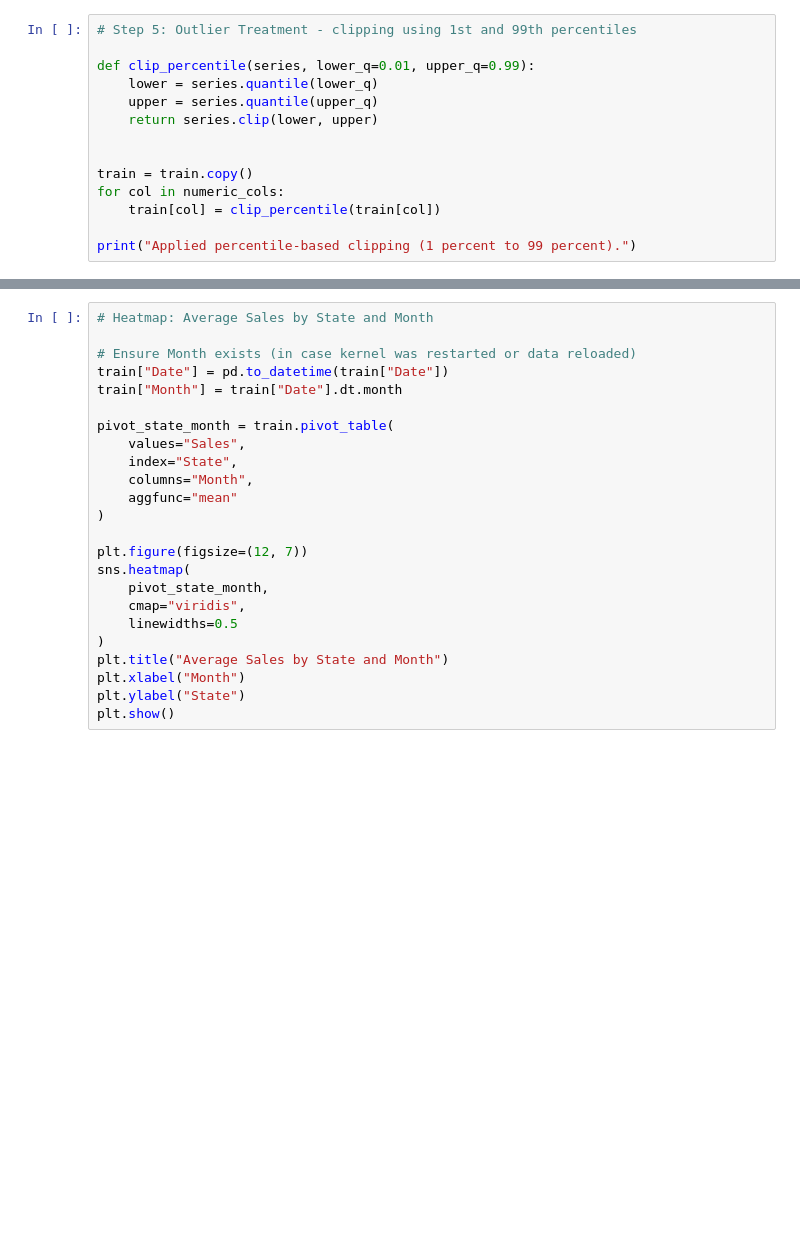
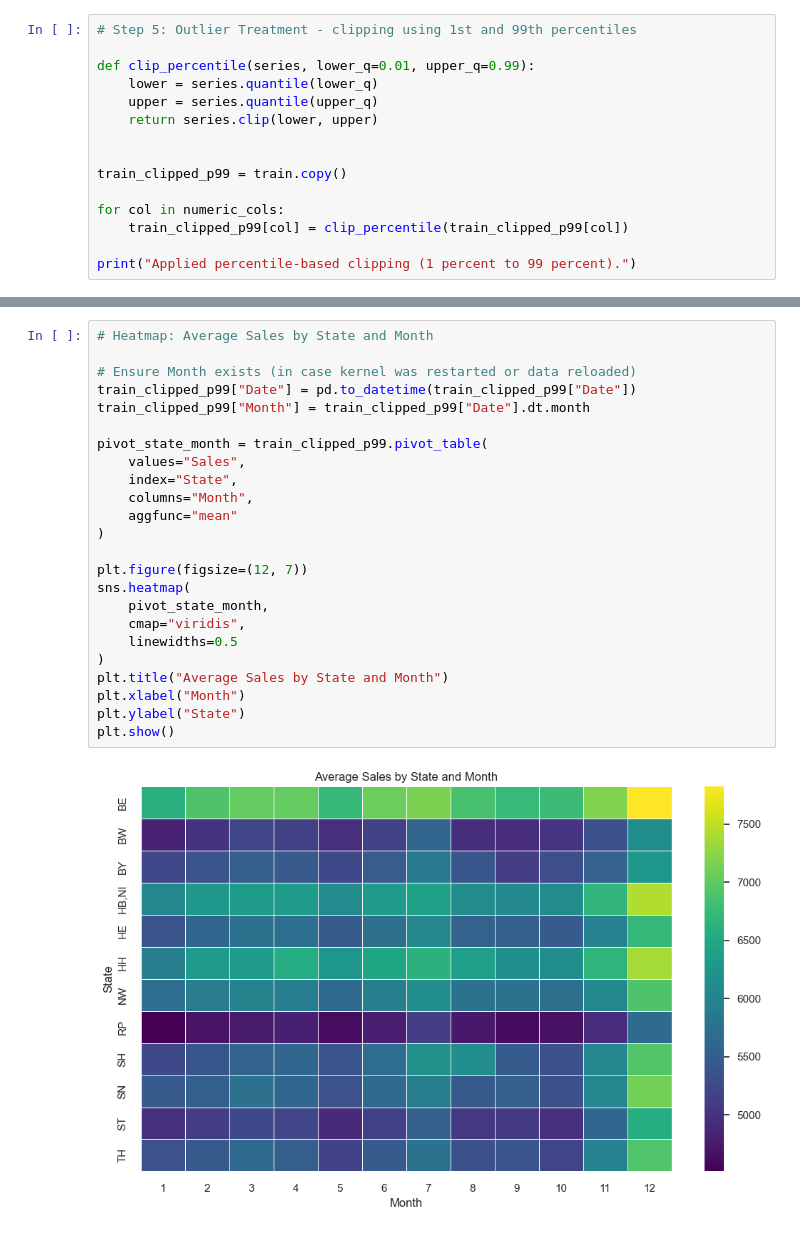
Before and after one commit to realhoffmann/Rossmann, a Jupyter notebook: EDA/eda.ipynb, the cells around one changed output, grey strips where cells are left out. Saved outputs shown, nothing was run; the diff lists cells and outputs as text; blank space fills up the shorter version.

Commit message:
use clipped values

```diff
--- a/EDA/eda.ipynb
+++ b/EDA/eda.ipynb
@@ -169,8 +234,9 @@ def clip_percentile(series, lower_q=0.01, upper_q=0.99):
     return series.clip(lower, upper)
 
 
-train = train.copy()
+train_clipped_p99 = train.copy()
+
 for col in numeric_cols:
-    train[col] = clip_percentile(train[col])
+    train_clipped_p99[col] = clip_percentile(train_clipped_p99[col])
 
 print("Applied percentile-based clipping (1 percent to 99 percent).")
@@ -219,27 +289,29 @@ fig.show()
 # %%
 # Heatmap: Average Sales by State and Month
 
 # Ensure Month exists (in case kernel was restarted or data reloaded)
-train["Date"] = pd.to_datetime(train["Date"])
-train["Month"] = train["Date"].dt.month
+train_clipped_p99["Date"] = pd.to_datetime(train_clipped_p99["Date"])
+train_clipped_p99["Month"] = train_clipped_p99["Date"].dt.month
 
-pivot_state_month = train.pivot_table(
+pivot_state_month = train_clipped_p99.pivot_table(
     values="Sales",
     index="State",
     columns="Month",
     aggfunc="mean"
 )
 
 plt.figure(figsize=(12, 7))
 sns.heatmap(
     pivot_state_month,
     cmap="viridis",
     linewidths=0.5
 )
 plt.title("Average Sales by State and Month")
 plt.xlabel("Month")
 plt.ylabel("State")
 plt.show()
+# %% [output]
+[figure, added]
 # %%
 import plotly.express as px
 
```
Also changed, not shown: parts of 10 cells of this notebook.
